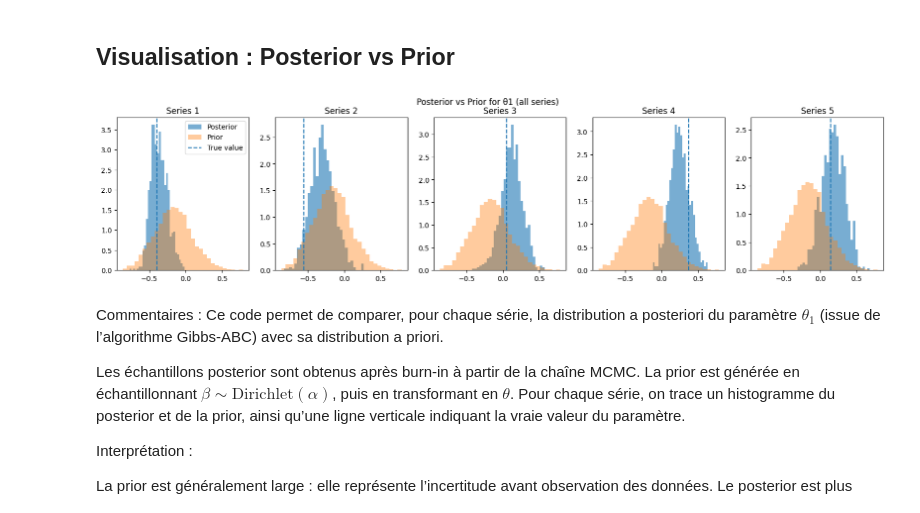
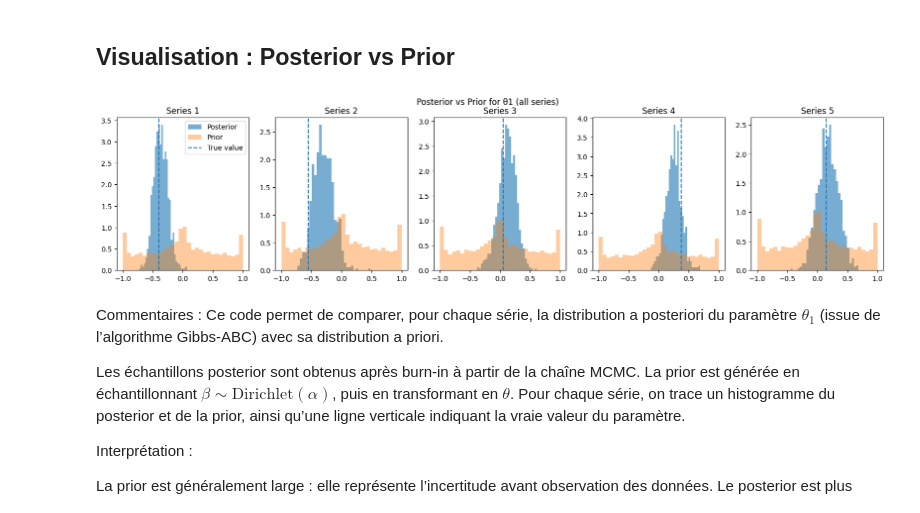
Before and after one commit to inaelenacampan/MonteCarloAndSimulation, a Jupyter notebook: Gibbs.ipynb, the cells around one changed output. Cells and saved outputs as stored; diff of their text form; code cells hidden in the pictures.

Commit message:
correction calculs du prior

```diff
--- a/Gibbs.ipynb
+++ b/Gibbs.ipynb
@@ -527,46 +527,45 @@ Commentaires du résultat : $\theta_1$ est bien estimé : l’écart est faible
 # %% [markdown]
 ## Visualisation : Posterior vs Prior
 # %%
+# Échantillon prior pour comparaison visuelle
+rng_pv    = np.random.default_rng(SEED + 99)
+mu1_prior = []
+for _ in range(5000):
+    a_i, z_i = sample_hyperparams(rng_pv)
+    mu1_prior.append(sample_mu(a_i, rng_pv)[0])
+mu1_prior = np.array(mu1_prior)
+
 # Conversion en array
 theta_samples = np.array(samples_theta[burnin:])
 
 n_series = theta_samples.shape[1]
 
-# Génération de la prior pour theta
-n_prior = 5000
-prior_theta1 = []
-
-for _ in range(n_prior):
-    beta = dirichlet.rvs(true_alpha)[0]
-    theta = beta_to_theta(beta)
-    prior_theta1.append(theta[0])
-
-prior_theta1 = np.array(prior_theta1)
+prior_theta1 = np.array(mu1_prior)
 
 # --- Plot pour les 5 séries ---
 fig, axes = plt.subplots(1, n_series, figsize=(20,4))
 
 for j in range(n_series):
 
     # Posterior θ1 pour série j
     theta1_post = theta_samples[:, j, 0]
 
     axes[j].hist(theta1_post, bins=30, density=True, alpha=0.6, label="Posterior")
     axes[j].hist(prior_theta1, bins=30, density=True, alpha=0.4, label="Prior")
 
     # vraie valeur
     axes[j].axvline(mu_true[j][0], linestyle='--', label="True value")
 
     axes[j].set_title(f"Series {j+1}")
 
 # légende globale
 axes[0].legend()
 
 plt.suptitle("Posterior vs Prior for θ1 (all series)")
 plt.savefig("Results/Gibbs_ABC_posterior_vs_prior.png", dpi=150, bbox_inches="tight")
 plt.show()
 # %% [output]
-[figure, old version]
+[figure, new version]
 # %% [markdown]
 Commentaires :
 Ce code permet de comparer, pour chaque série, la distribution a posteriori du paramètre $\theta_1$ (issue de l’algorithme Gibbs-ABC) avec sa distribution a priori.
```
Also changed, not shown: parts of 12 cells of this notebook, 3 other files.
